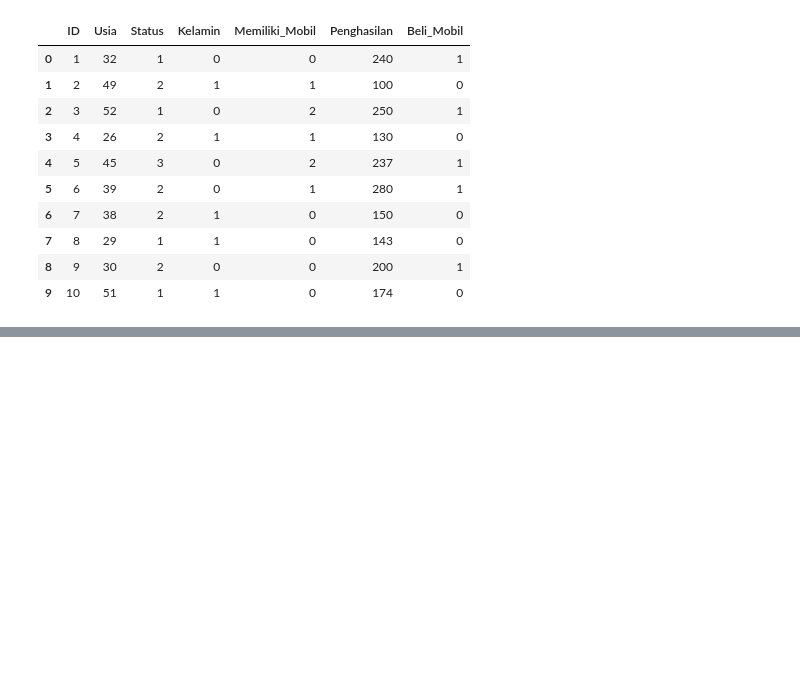
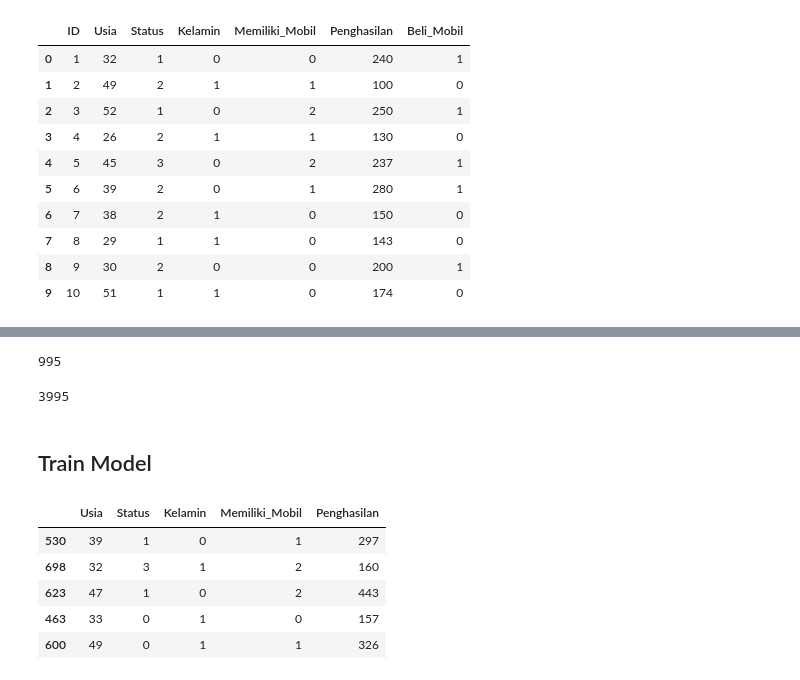
Before and after one commit to mhyubr/Basic_Machine_Learning, a Jupyter notebook: Logistic_Regression.ipynb, the cells around one changed output, grey strips where cells are left out. Saved outputs shown, nothing was run; the diff lists cells and outputs as text; code cells hidden in the pictures; blank space fills up the shorter version.

```diff
--- a/Logistic_Regression.ipynb
+++ b/Logistic_Regression.ipynb
@@ -99,0 +106,15 @@ pembeli_mobil.head(10)
+# %%
+X = pembeli_mobil[['Usia', 'Status', 'Kelamin', 'Memiliki_Mobil', 'Penghasilan']]
+y = pembeli_mobil[['Beli_Mobil']]
+# %%
+X_train, X_test, y_train, y_test = train_test_split(X, y, train_size=0.2, random_state=0)
+# %%
+X_train.size
+# %% [output]
+995
+# %%
+X_test.size
+# %% [output]
+3995
+# %% [markdown]
+## Train Model
@@ -99,0 +123,9 @@ pembeli_mobil.head(10)
+# %%
+X_train.head()
+# %% [output]
+|  | Usia | Status | Kelamin | Memiliki_Mobil | Penghasilan |
+| 530 | 39 | 1 | 0 | 1 | 297 |
+| 698 | 32 | 3 | 1 | 2 | 160 |
+| 623 | 47 | 1 | 0 | 2 | 443 |
+| 463 | 33 | 0 | 1 | 0 | 157 |
+| 600 | 49 | 0 | 1 | 1 | 326 |
```
Also changed, not shown: parts of 9 cells of this notebook.
